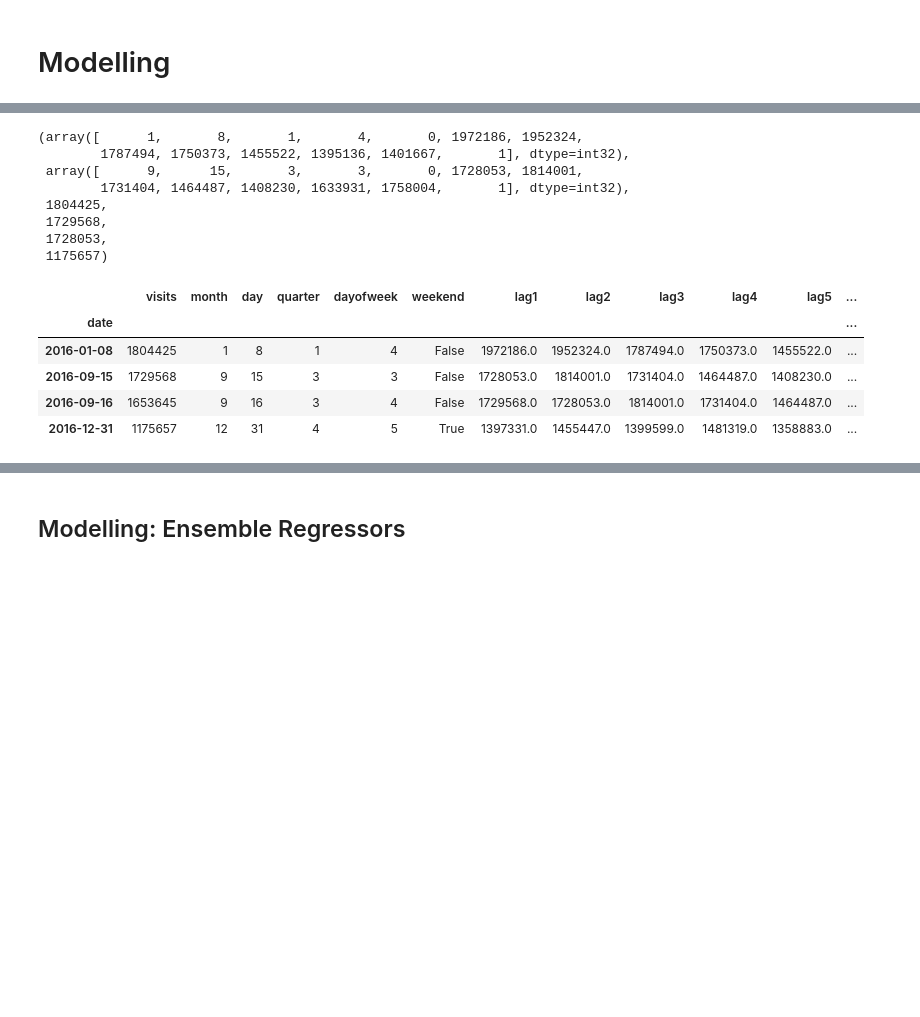
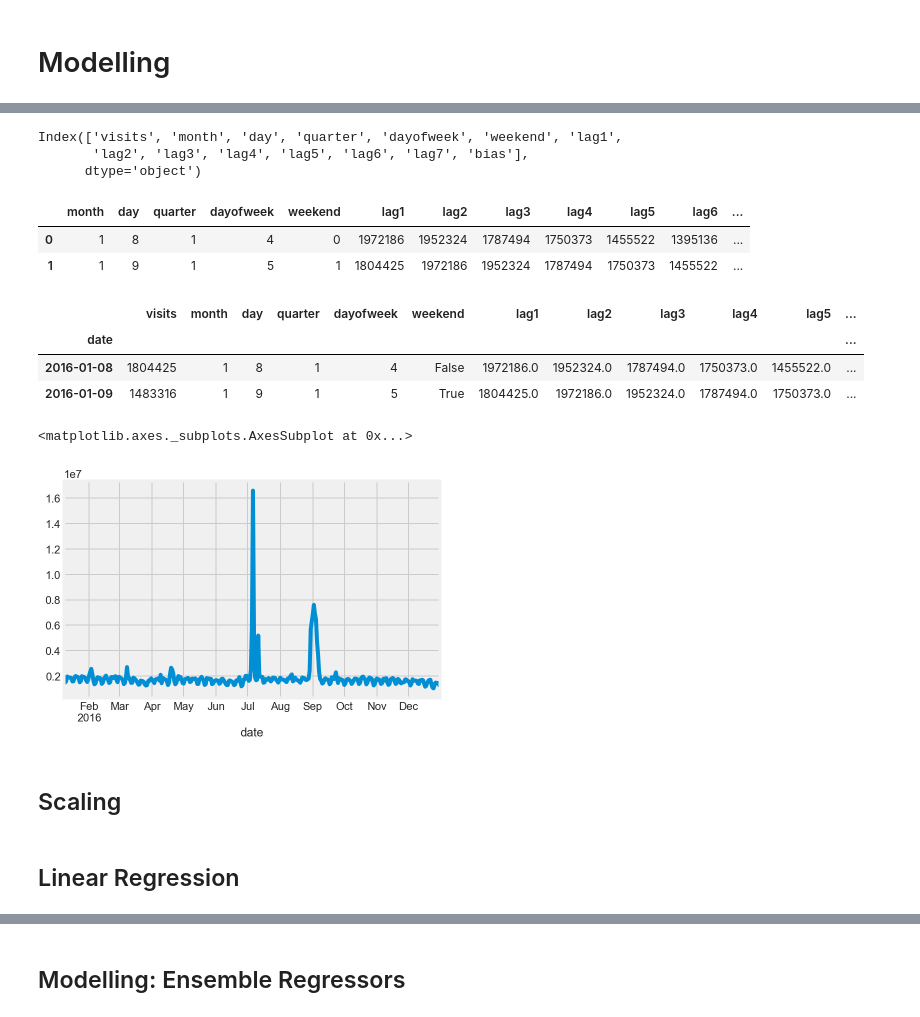
Before and after one commit to bhishanpdl/Project_Web_Traffic_Timeseries_Forecasting, a Jupyter notebook: notebooks/d03_timeseries_modelling_sklearn.ipynb, the cells around one changed output, grey strips where cells are left out. Saved outputs shown, nothing was run; the diff lists cells and outputs as text; code cells hidden in the pictures; blank space fills up the shorter version.

```diff
--- a/notebooks/d03_timeseries_modelling_sklearn.ipynb
+++ b/notebooks/d03_timeseries_modelling_sklearn.ipynb
@@ -253,30 +289,60 @@ data.head()
 # %%
-frac = int(len(data)*0.7)
+def timeseries_train_test_split(df, target, train_size=0.7):
+    """Train test split for time series dataframe.
 
-Xtrain = data.drop('visits',1).iloc[:frac, :].astype(np.int32).to_numpy()
-Xtest = data.drop('visits',1).iloc[frac:, :].astype(np.int32).to_numpy()
+    Parameters
+    -----------
+    df -- dataframe
+    target -- name of target
+    train_size -- (float) for train size
 
-ytrain = data['visits'].iloc[:frac].to_numpy()
-ytest = data['visits'].iloc[frac:].to_numpy()
+    Returns
+    -------
+    Xtrain, Xtest, ytrain, ytest: numpy array of dtype int32
 
-Xtrain[0], Xtest[0], ytrain[0], ytest[0],ytrain[-1],ytest[-1]
+    """
+
+    frac = int(len(df)* train_size)
+
+    Xtrain = df.drop(target,1).iloc[:frac, :].astype(np.int32).to_numpy()
+    Xtest = df.drop(target,1).iloc[frac:, :].astype(np.int32).to_numpy()
+
+    ytrain = df[target].iloc[:frac].to_numpy()
+    ytest = df[target].iloc[frac:].to_numpy()
+
+    return Xtrain, Xtest, ytrain, ytest
-# %% [output]
-(array([      1,       8,       1,       4,       0, 1972186, 1952324,
-        1787494, 1750373, 1455522, 1395136, 1401667,       1], dtype=int32),
- array([      9,      15,       3,       3,       0, 1728053, 1814001,
-        1731404, 1464487, 1408230, 1633931, 1758004,       1], dtype=int32),
- 1804425,
- 1729568,
- 1728053,
- 1175657)
-# %%
-data.iloc[[0,frac,frac+1,-1],:]
-# %% [output]
-|  | visits | month | day | quarter | dayofweek | weekend | lag1 | lag2 | lag3 | lag4 | lag5 | ... |
-| date |  |  |  |  |  |  |  |  |  |  |  | ... |
-| 2016-01-08 | 1804425 | 1 | 8 | 1 | 4 | False | 1972186.0 | 1952324.0 | 1787494.0 | 1750373.0 | 1455522.0 | ... |
-| 2016-09-15 | 1729568 | 9 | 15 | 3 | 3 | False | 1728053.0 | 1814001.0 | 1731404.0 | 1464487.0 | 1408230.0 | ... |
-| 2016-09-16 | 1653645 | 9 | 16 | 3 | 4 | False | 1729568.0 | 1728053.0 | 1814001.0 | 1731404.0 | 1464487.0 | ... |
-| 2016-12-31 | 1175657 | 12 | 31 | 4 | 5 | True | 1397331.0 | 1455447.0 | 1399599.0 | 1481319.0 | 1358883.0 | ... |
+# %%
+Xtrain, Xtest, ytrain, ytest = timeseries_train_test_split(data, 'visits', 0.7)
+
+data.columns
+# %% [output]
+Index(['visits', 'month', 'day', 'quarter', 'dayofweek', 'weekend', 'lag1',
+       'lag2', 'lag3', 'lag4', 'lag5', 'lag6', 'lag7', 'bias'],
+      dtype='object')
+# %%
+target = 'visits'
+df_Xtrain = pd.DataFrame(Xtrain, columns=data.columns.drop(target))
+df_Xtest = pd.DataFrame(Xtest, columns=data.columns.drop(target))
+
+
+df_Xtrain.head(2)
+# %% [output]
+|  | month | day | quarter | dayofweek | weekend | lag1 | lag2 | lag3 | lag4 | lag5 | lag6 | ... |
+| 0 | 1 | 8 | 1 | 4 | 0 | 1972186 | 1952324 | 1787494 | 1750373 | 1455522 | 1395136 | ... |
+| 1 | 1 | 9 | 1 | 5 | 1 | 1804425 | 1972186 | 1952324 | 1787494 | 1750373 | 1455522 | ... |
+# %%
+data.head(2)
+# %% [output]
+|  | visits | month | day | quarter | dayofweek | weekend | lag1 | lag2 | lag3 | lag4 | lag5 | ... |
+| date |  |  |  |  |  |  |  |  |  |  |  | ... |
+| 2016-01-08 | 1804425 | 1 | 8 | 1 | 4 | False | 1972186.0 | 1952324.0 | 1787494.0 | 1750373.0 | 1455522.0 | ... |
+| 2016-01-09 | 1483316 | 1 | 9 | 1 | 5 | True | 1804425.0 | 1972186.0 | 1952324.0 | 1787494.0 | 1750373.0 | ... |
 # %%
 ts = data['visits']
+# %%
+ts.plot()
+# %% [output]
+<matplotlib.axes._subplots.AxesSubplot at 0x...>
+[figure, added]
+# %% [markdown]
+## Scaling
@@ -282,0 +355,2 @@ ts = data['visits']
+# %% [markdown]
+## Linear Regression
```
Also changed, not shown: parts of 38 cells of this notebook, 1 other file.
